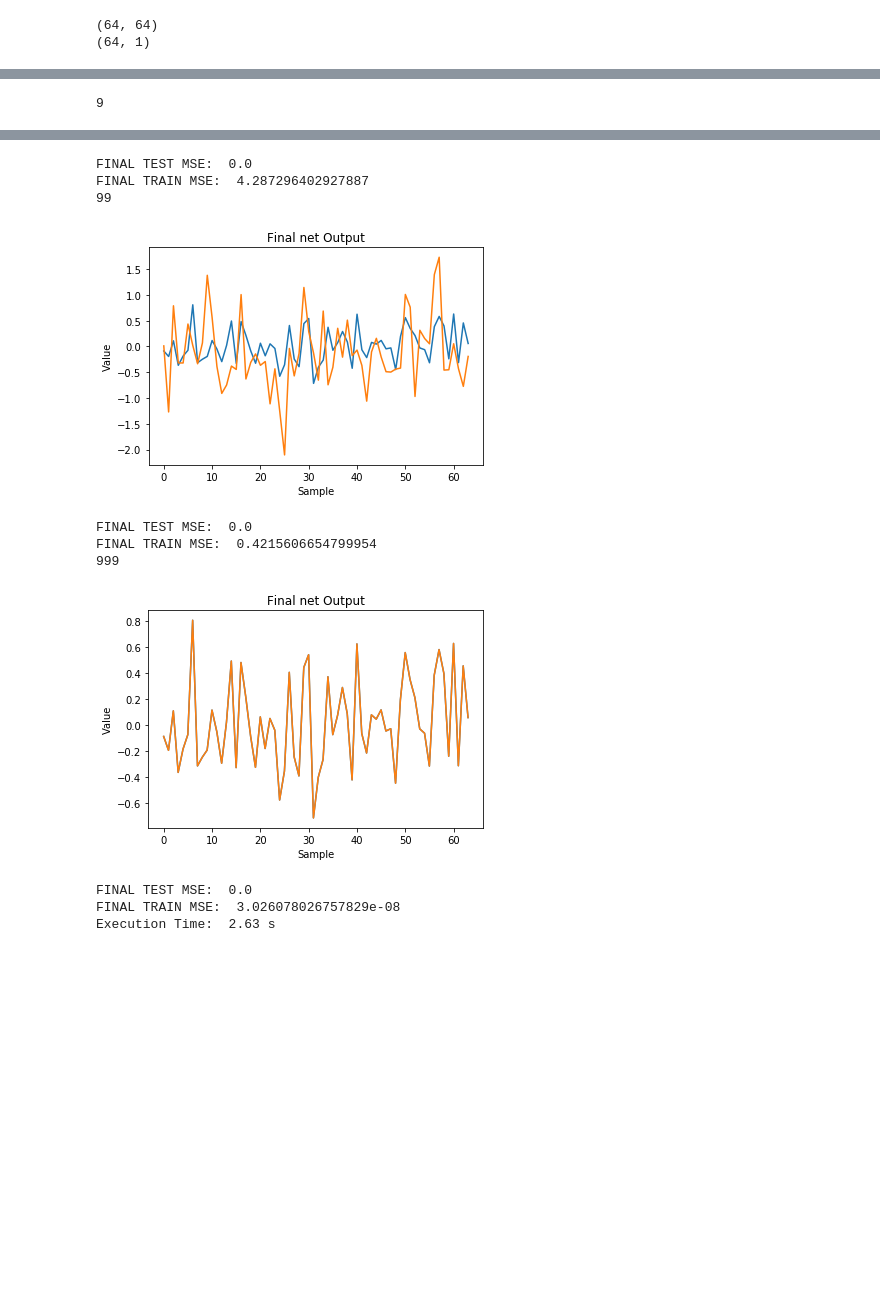
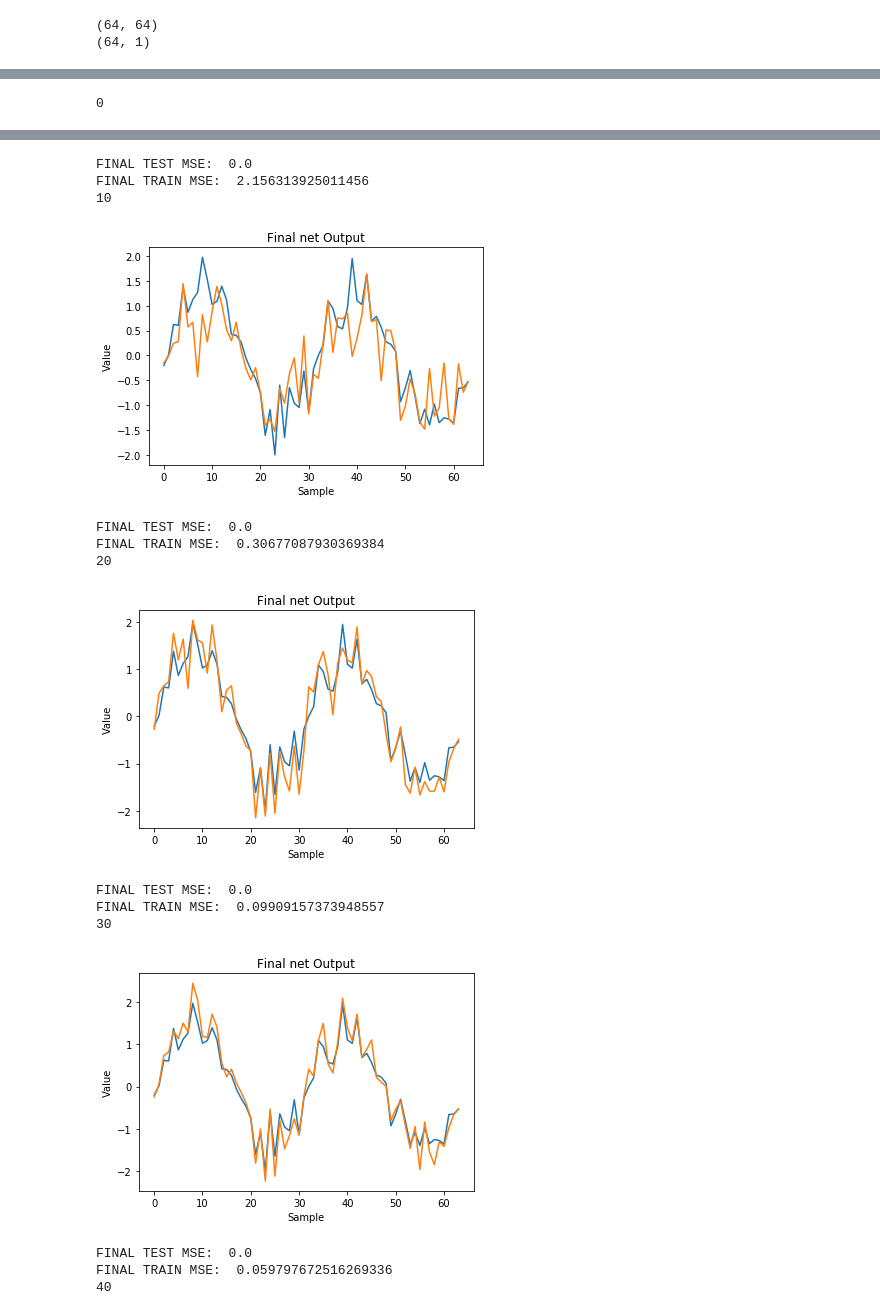
Before and after one commit to Sriram-Ravula/Sine_DIP, a Jupyter notebook: bepis.ipynb, the cells around one changed output, grey strips where cells are left out. Drawn from its saved outputs; the diff is of its cells as text; code cells hidden in the pictures; blank space fills up the shorter version.

Commit message:
Updated denoising to test plateau effect

```diff
--- a/bepis.ipynb
+++ b/bepis.ipynb
@@ -68,7 +68,7 @@ class DCGAN(nn.Module):
         #for default case (32 input_chans) - #params = output_len
         #reduce input_chans to underparameterize, increase to overparameterize
 
-        self.conv1 = nn.ConvTranspose1d(input_chans, output_chans, 4, 4, 0, bias=False)
+        self.conv1 = nn.ConvTranspose1d(input_chans, output_chans, 32, 32, 0, bias=False)
 
         self.fc = nn.Linear(output_size * output_chans, num_measurements, bias=False)
 
@@ -96,17 +96,18 @@ def TV_Loss(pred, y, alpha_TV):
     return MSE + alpha_TV*TV
 # %%
 y0 = np.zeros((OUTPUT_LEN, 1))
-y0[:,0] = 0.3 * np.random.randn(OUTPUT_LEN)
+y0[:,0] += np.sin(2 * np.pi *2*X_OUTPUT / OUTPUT_LEN)
+y0[:,0] += 0.25 * np.random.randn(OUTPUT_LEN)
 # %%
 def get_stats(x):
-    a = np.min(x)
-    b = np.max(x)
-    mu = (a+b)/2.0
-    sigma = (b-a)/2.0
+    #a = np.min(x)
+    #b = np.max(x)
+    #mu = (a+b)/2.0
+    #sigma = (b-a)/2.0
+    #return [mu, sigma]
+    mu = np.mean(x)
+    sigma = np.std(x)
     return [mu, sigma]
-    #mu = np.mean(x)
-    #sigma = np.std(x)
-    #return [mu, sigma]
 
 MU = get_stats(y0)[0]
 SIGMA = get_stats(y0)[1]
@@ -117,7 +118,7 @@ def normalise(x):
 def renormalise(x):
     return x*SIGMA + MU
 # %%
-#y0 = normalise(y0)
+y0 = normalise(y0)
 #y0 = y0 - np.amin(y0)
 plt.figure()
 plt.plot(X_OUTPUT, y0, color='r')
@@ -177,8 +178,9 @@ mse_log_noisy = np.zeros((NUM_ITER))
 
 start = time.time()
 
-num_vis = np.arange(math.log10(NUM_ITER))
-vis = [(10**(e+1) - 1) for e in num_vis]
+#num_vis = np.arange(math.log10(NUM_ITER))
+#vis = [(10**(e+1) - 1) for e in num_vis]
+vis = range(0, NUM_ITER, int(NUM_ITER/10))
 
 for i in range(NUM_ITER):
     optim.zero_grad()
@@ -213,4 +215,4 @@ for i in range(NUM_ITER):
 end = time.time()
 print("Execution Time: ", round(end-start, 2), "s")
 # %% [output]
-9
+0
@@ -218,11 +220,15 @@ print("Execution Time: ", round(end-start, 2), "s")
 FINAL TEST MSE:  0.0
-FINAL TRAIN MSE:  4.287296402927887
-99
+FINAL TRAIN MSE:  2.156313925011456
+10
-[figure, old version]
+[figure, new version]
 FINAL TEST MSE:  0.0
-FINAL TRAIN MSE:  0.4215606654799954
-999
+FINAL TRAIN MSE:  0.30677087930369384
+20
-[figure, old version]
+[figure, new version]
 FINAL TEST MSE:  0.0
-FINAL TRAIN MSE:  3.026078026757829e-08
-Execution Time:  2.63 s
+FINAL TRAIN MSE:  0.09909157373948557
+30
+[figure, added]
+FINAL TEST MSE:  0.0
+FINAL TRAIN MSE:  0.059797672516269336
+40
```
Also changed, not shown: parts of 6 cells of this notebook.
